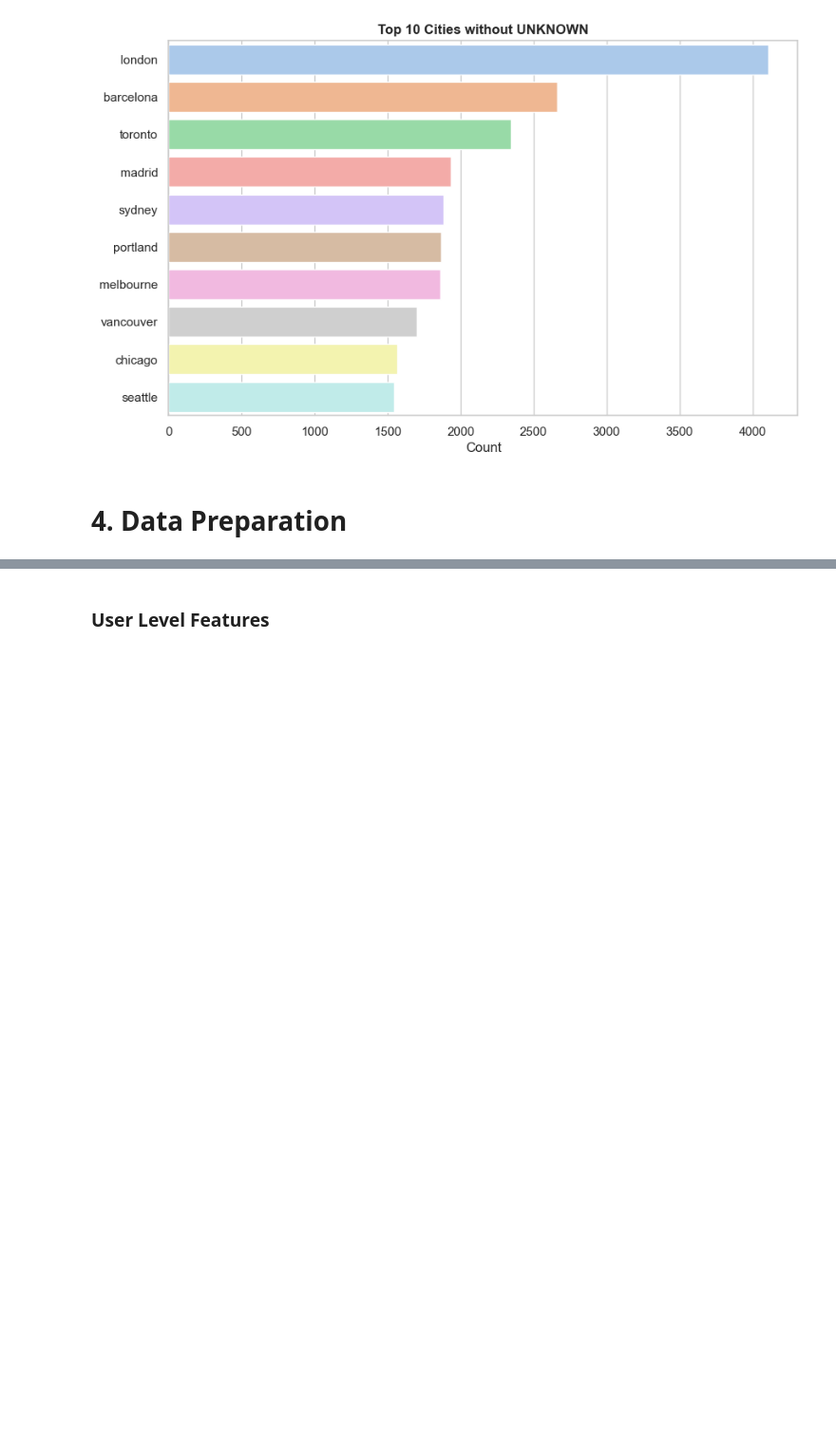
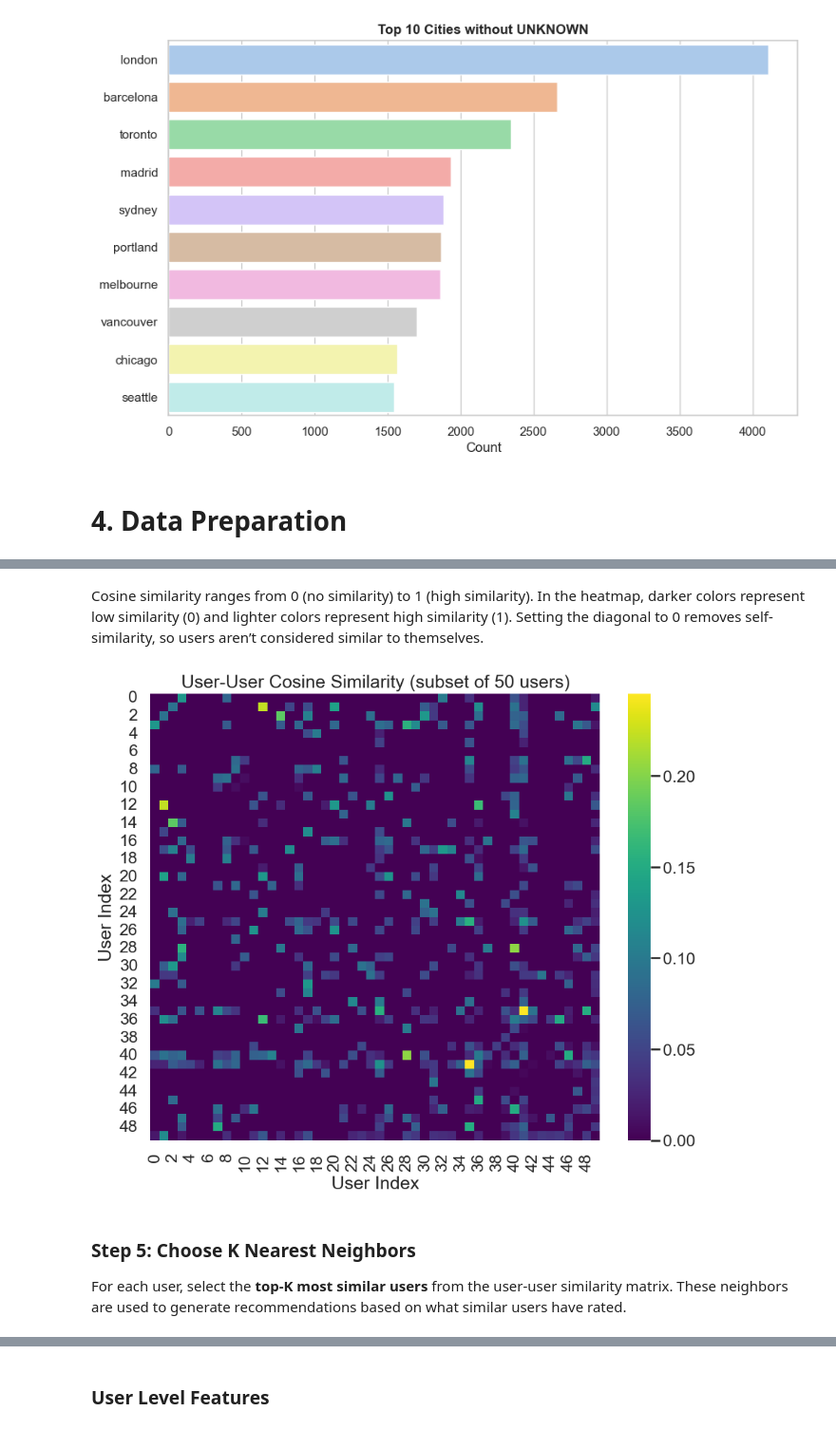
Before and after one commit to saricmilos/what-else-should-I-read, a Jupyter notebook: book_recommendation_system_eda.ipynb, the cells around one changed output, grey strips where cells are left out. Shown at 95% size. Cells and saved outputs as stored; diff of their text form; code cells hidden in the pictures; blank space fills up the shorter version.

```diff
--- a/book_recommendation_system_eda.ipynb
+++ b/book_recommendation_system_eda.ipynb
@@ -1325,0 +1423,3 @@ plot_histogram(merged_df, 'year_of_publication', bins=130, title='Year of Public
+# %%
+min_user_ratings = 10
+min_book_ratings = 10
@@ -1325,0 +1452,30 @@ plot_histogram(merged_df, 'year_of_publication', bins=130, title='Year of Public
+# %%
+cf_df_filtered = cf_df.copy()
+
+while True:
+    # Count ratings per user and per book
+    user_counts = cf_df_filtered.groupby('user_id')['book_rating'].count()
+    book_counts = cf_df_filtered.groupby('book_title')['user_id'].count()
+
+    # Keep users and books meeting thresholds
+    active_users = user_counts[user_counts >= min_user_ratings].index
+    active_books = book_counts[book_counts >= min_book_ratings].index
+
+    filtered = cf_df_filtered[
+        cf_df_filtered['user_id'].isin(active_users) &
+        cf_df_filtered['book_title'].isin(active_books)
+    ]
+
+    # Stop if dataframe does not change
+    if len(filtered) == len(cf_df_filtered):
+        break
+
+    cf_df_filtered = filtered.copy()
+
+# Final checks
+print("Filtered dataframe shape:", cf_df_filtered.shape)
+min_ratings_per_user = cf_df_filtered.groupby('user_id')['book_rating'].count().min()
+min_ratings_per_book = cf_df_filtered.groupby('book_title')['user_id'].count().min()
+
+print(f"Minimum number of books rated by any user: {min_ratings_per_user}")
+print(f"Minimum number of ratings for any book: {min_ratings_per_book}")
@@ -1325,0 +1642,18 @@ plot_histogram(merged_df, 'year_of_publication', bins=130, title='Year of Public
+# %% [markdown]
+Cosine similarity ranges from 0 (no similarity) to 1 (high similarity). In the heatmap, darker colors represent low similarity (0) and lighter colors represent high similarity (1). Setting the diagonal to 0 removes self-similarity, so users aren’t considered similar to themselves.
+# %%
+# Take a small subset to visualize (e.g., first 50 users)
+subset = user_sim_matrix[:50, :50]
+
+plt.figure(figsize=(10, 8))
+sns.heatmap(subset, cmap='viridis')
+plt.title("User-User Cosine Similarity (subset of 50 users)")
+plt.xlabel("User Index")
+plt.ylabel("User Index")
+plt.show()
+# %% [output]
+[figure, added]
+# %% [markdown]
+### Step 5: Choose K Nearest Neighbors
+
+For each user, select the **top-K most similar users** from the user-user similarity matrix. These neighbors are used to generate recommendations based on what similar users have rated.
```
Also changed, not shown: parts of 279 cells of this notebook, 1 other file.
